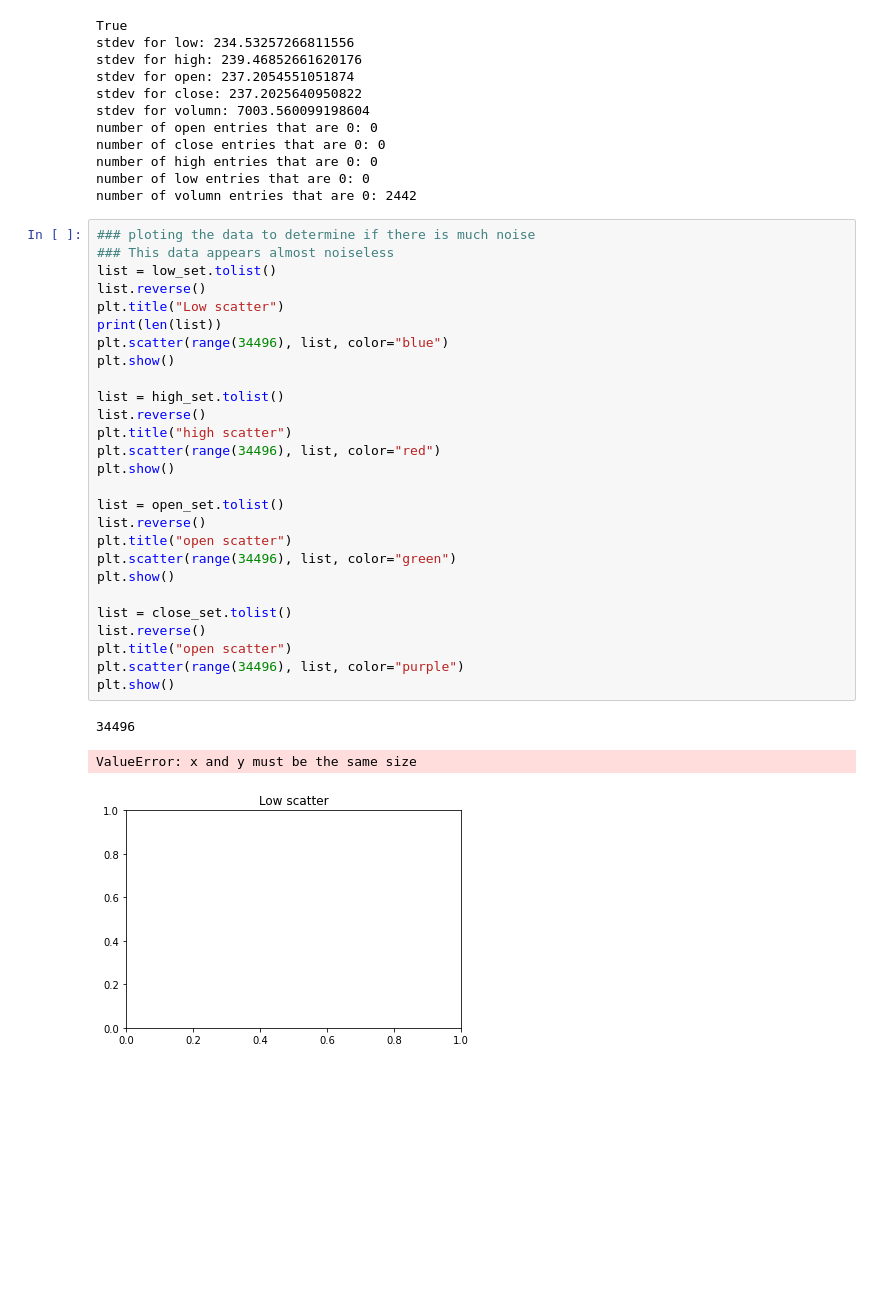
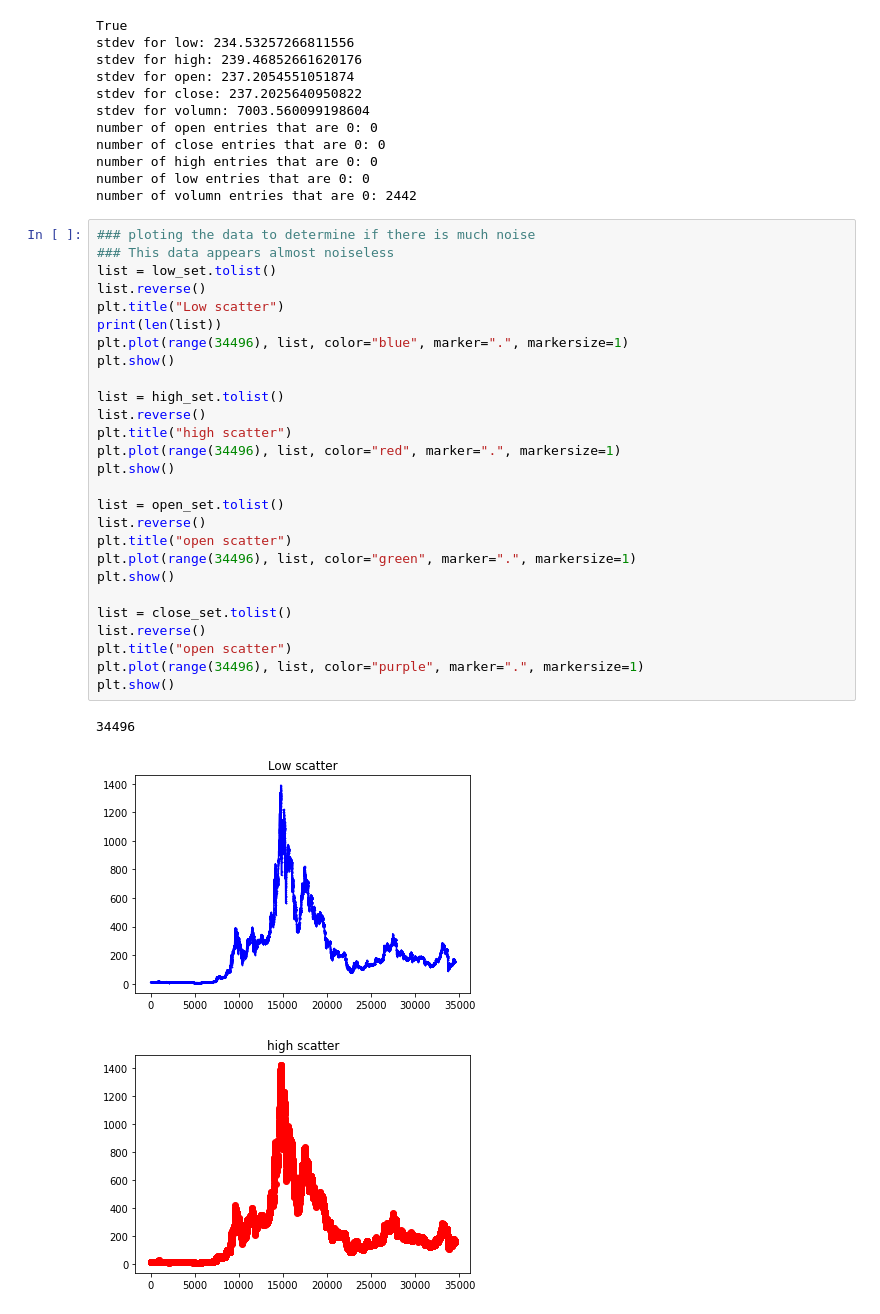
Before and after one commit to jaronritter01/cryptoAI, a Jupyter notebook: main.ipynb, the cells around one changed output. Cells and saved outputs as stored; diff of their text form; blank space fills up the shorter version.

```diff
--- a/main.ipynb
+++ b/main.ipynb
@@ -86,31 +86,31 @@ number of volumn entries that are 0: 2442
 # %%
 ### ploting the data to determine if there is much noise
 ### This data appears almost noiseless
 list = low_set.tolist()
 list.reverse()
 plt.title("Low scatter")
 print(len(list))
-plt.scatter(range(34496), list, color="blue")
+plt.plot(range(34496), list, color="blue", marker=".", markersize=1)
 plt.show()
 
 list = high_set.tolist()
 list.reverse()
 plt.title("high scatter")
-plt.scatter(range(34496), list, color="red")
+plt.plot(range(34496), list, color="red", marker=".", markersize=1)
 plt.show()
 
 list = open_set.tolist()
 list.reverse()
 plt.title("open scatter")
-plt.scatter(range(34496), list, color="green")
+plt.plot(range(34496), list, color="green", marker=".", markersize=1)
 plt.show()
 
 list = close_set.tolist()
 list.reverse()
 plt.title("open scatter")
-plt.scatter(range(34496), list, color="purple")
+plt.plot(range(34496), list, color="purple", marker=".", markersize=1)
 plt.show()
 # %% [output]
 34496
-ValueError: x and y must be the same size
-[figure, old version]
+[figure, new version]
+[figure, added]
```
Also changed, not shown: parts of 1 cell of this notebook, 1 other file.
